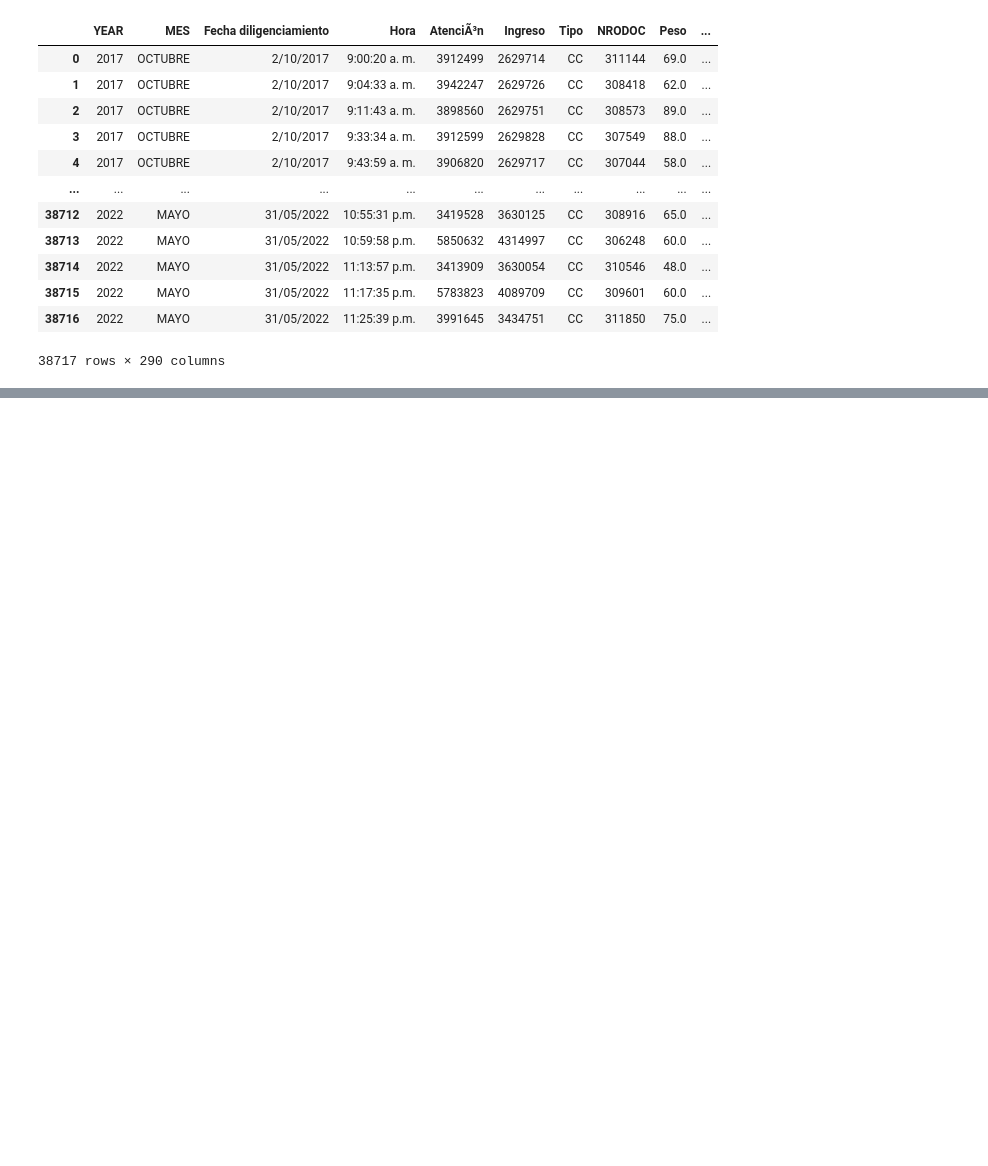
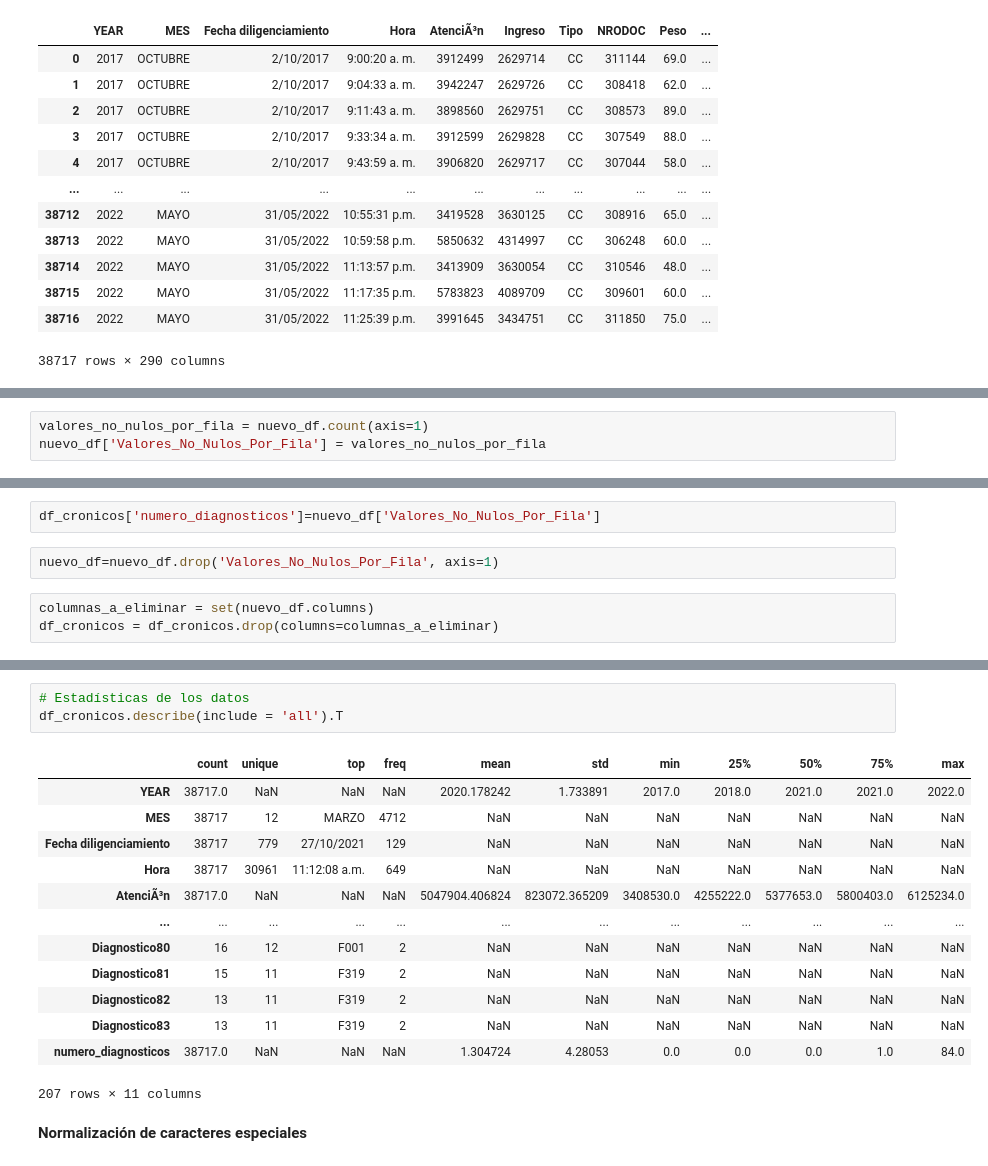
Before and after one commit to danielmancovidales/Aplicaciones-en-salud, a Jupyter notebook: prepro_cronicos.ipynb, the cells around one changed output, grey strips where cells are left out. Saved outputs shown, nothing was run; the diff lists cells and outputs as text; blank space fills up the shorter version.

Commit message:
tratamiento de columnas y nulos

```diff
--- a/prepro_cronicos.ipynb
+++ b/prepro_cronicos.ipynb
@@ -33,0 +58,3 @@ df_cronicos
+# %%
+valores_no_nulos_por_fila = nuevo_df.count(axis=1)
+nuevo_df['Valores_No_Nulos_Por_Fila'] = valores_no_nulos_por_fila
@@ -33,0 +82,7 @@ df_cronicos
+# %%
+df_cronicos['numero_diagnosticos']=nuevo_df['Valores_No_Nulos_Por_Fila']
+# %%
+nuevo_df=nuevo_df.drop('Valores_No_Nulos_Por_Fila', axis=1)
+# %%
+columnas_a_eliminar = set(nuevo_df.columns)
+df_cronicos = df_cronicos.drop(columns=columnas_a_eliminar)
@@ -33,0 +136,19 @@ df_cronicos
+# %%
+# Estadísticas de los datos
+df_cronicos.describe(include = 'all').T
+# %% [output]
+|  | count | unique | top | freq | mean | std | min | 25% | 50% | 75% | max |
+| YEAR | 38717.0 | NaN | NaN | NaN | 2020.178242 | 1.733891 | 2017.0 | 2018.0 | 2021.0 | 2021.0 | 2022.0 |
+| MES | 38717 | 12 | MARZO | 4712 | NaN | NaN | NaN | NaN | NaN | NaN | NaN |
+| Fecha diligenciamiento | 38717 | 779 | 27/10/2021 | 129 | NaN | NaN | NaN | NaN | NaN | NaN | NaN |
+| Hora | 38717 | 30961 | 11:12:08 a.m. | 649 | NaN | NaN | NaN | NaN | NaN | NaN | NaN |
+| AtenciÃ³n | 38717.0 | NaN | NaN | NaN | 5047904.406824 | 823072.365209 | 3408530.0 | 4255222.0 | 5377653.0 | 5800403.0 | 6125234.0 |
+| ... | ... | ... | ... | ... | ... | ... | ... | ... | ... | ... | ... |
+| Diagnostico80 | 16 | 12 | F001 | 2 | NaN | NaN | NaN | NaN | NaN | NaN | NaN |
+| Diagnostico81 | 15 | 11 | F319 | 2 | NaN | NaN | NaN | NaN | NaN | NaN | NaN |
+| Diagnostico82 | 13 | 11 | F319 | 2 | NaN | NaN | NaN | NaN | NaN | NaN | NaN |
+| Diagnostico83 | 13 | 11 | F319 | 2 | NaN | NaN | NaN | NaN | NaN | NaN | NaN |
+| numero_diagnosticos | 38717.0 | NaN | NaN | NaN | 1.304724 | 4.28053 | 0.0 | 0.0 | 0.0 | 1.0 | 84.0 |
+207 rows × 11 columns
+# %% [markdown]
+**Normalización de caracteres especiales**
```
Also changed, not shown: parts of 30 cells of this notebook.
